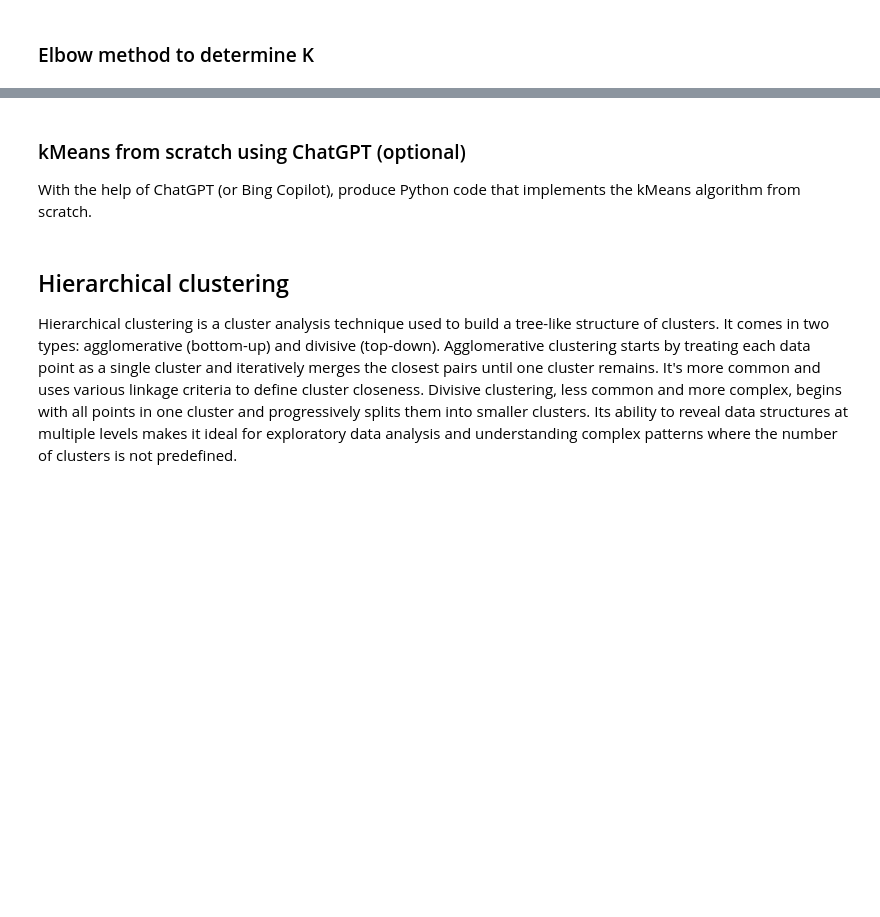
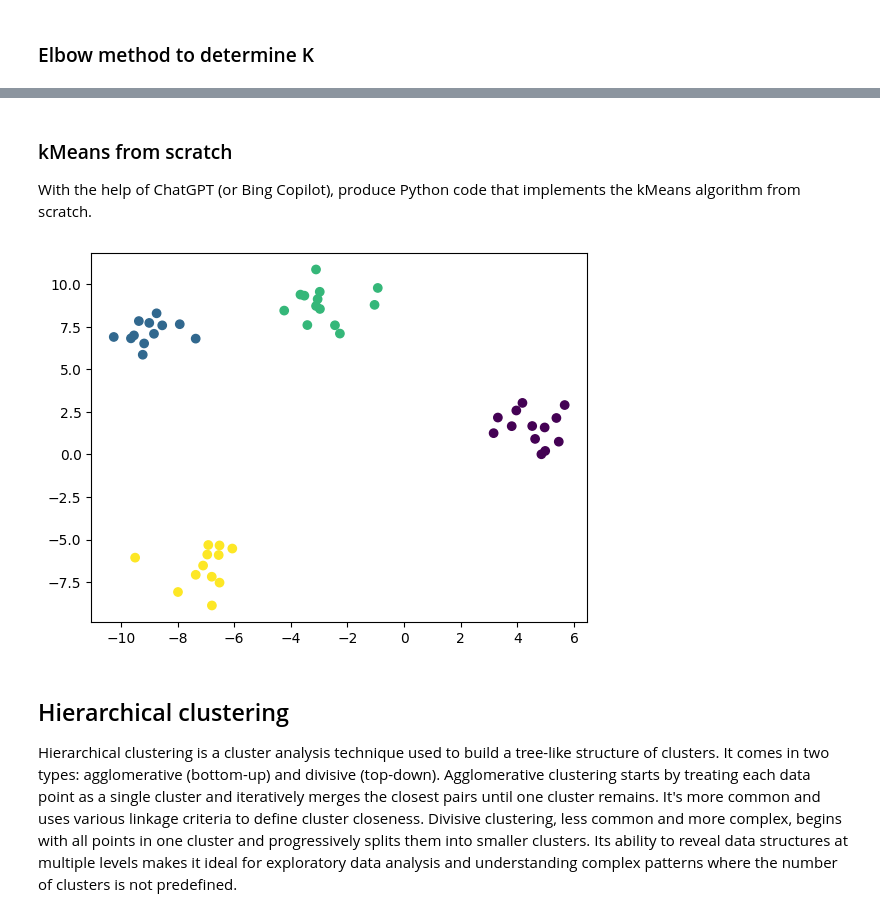
Before and after one commit to Humboldt-WI/IPML, a Jupyter notebook: tutorial_notebooks/t5_clustering_solution.ipynb, the cells around one changed output, grey strips where cells are left out. Saved outputs shown, nothing was run; the diff lists cells and outputs as text; code cells hidden in the pictures; blank space fills up the shorter version.

```diff
--- a/tutorial_notebooks/t5_clustering_solution.ipynb
+++ b/tutorial_notebooks/t5_clustering_solution.ipynb
@@ -100,5 +71,0 @@ print(kmeans.inertia_)  # print value of the objective function
-# %%
-# Cluster synthetic data created by make_blobs
-from sklearn.cluster import KMeans
-k=2
-kmeans = KMeans(n_clusters=k, random_state=123, n_init="auto").fit(X)
@@ -150,3 +134,4 @@ Once you created a similar plot for the synthetic data, go back to the `make_blo
 # %% [markdown]
-### kMeans from scratch using ChatGPT (optional)
+### kMeans from scratch
+
 With the help of ChatGPT (or Bing Copilot), produce Python code that implements the kMeans algorithm from scratch.
@@ -155,3 +138,43 @@ With the help of ChatGPT (or Bing Copilot), produce Python code that implements
+# %%
+class KMeans:
+    def __init__(self, n_clusters=4, max_iter=300, random_state=42):
+        '''Initialize parameters: number of clusters, max iterations, and random state'''
+        self.n_clusters = n_clusters
+        self.max_iter = max_iter
+        self.random_state = random_state
+        self.centroids = None
+
+    def _initialize_centroids(self, X):
+        '''Randomly select initial centroids from the data points'''
+        np.random.seed(self.random_state)  # Set seed for reproducibility
+        random_idx = np.random.permutation(X.shape[0])  # Shuffle indices
+        return X[random_idx[:self.n_clusters]]  # Select first n_cluster points as centroids
+
+    def _update_centroids(self, X, labels):
+        '''Compute centroids as mean of data points in each cluster'''
+        return np.array([X[labels == k].mean(axis=0) for k in range(self.n_clusters)])
+
+    def _assign_clusters(self, X, centroids):
+        '''Assign each data point to the closest cluster (centroid)'''
+        distances = np.array([np.linalg.norm(X - centroid, axis=1)**2 for centroid in centroids]).T
+        return np.argmin(distances, axis=1)
+
+    def fit(self, X):
+        '''Fit the model to the data'''
+        self.centroids = self._initialize_centroids(X)  # Initialize centroids
+        for _ in range(self.max_iter):
+            old_centroids = self.centroids  # Keep track of old centroids for convergence check
+            self.labels = self._assign_clusters(X, old_centroids)  # Assign clusters
+            self.centroids = self._update_centroids(X, self.labels)  # Compute new centroids
+            # Break the loop if centroids do not change (convergence)
+            if np.all(old_centroids == self.centroids):
+                break
+        return self
+# %%
+kmeans = KMeans(n_clusters=4).fit(blobs)
+plt.scatter(blobs[:,0], blobs[:,1], c=kmeans.labels);
+# %% [output]
+[figure, added]
 # %% [markdown]
 ## Hierarchical clustering
 
```
Also changed, not shown: parts of 21 cells of this notebook.
